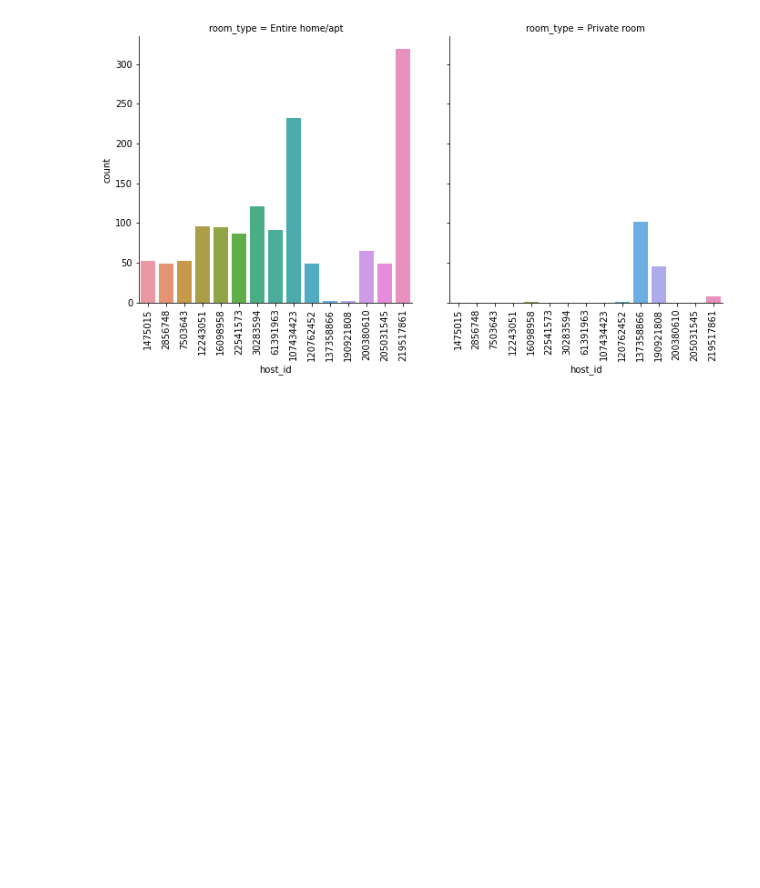
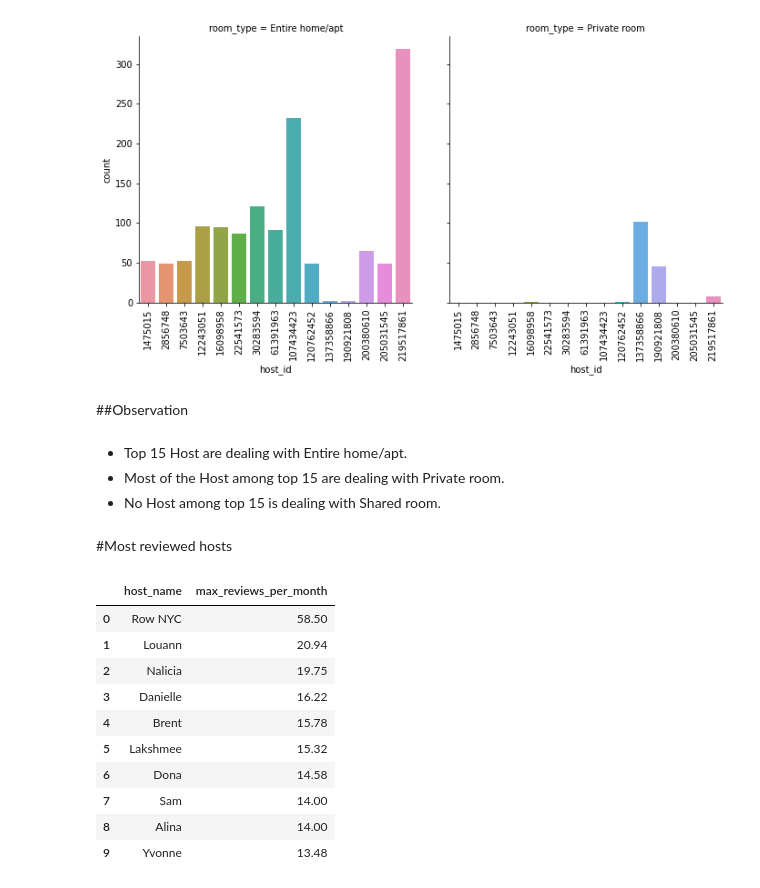
Before and after one commit to varnit836/Airbnb-NYC-2019, a Jupyter notebook: Airbnb_Bookings_Analysis_Capstone_Project.ipynb, the cells around one changed output. Cells and saved outputs as stored; diff of their text form; code cells hidden in the pictures; blank space fills up the shorter version.

```diff
--- a/Airbnb_Bookings_Analysis_Capstone_Project.ipynb
+++ b/Airbnb_Bookings_Analysis_Capstone_Project.ipynb
@@ -205,3 +238,28 @@ plot_2.set_xticklabels(rotation=90)
 # %% [output]
 <seaborn.axisgrid.FacetGrid at 0x...>
 [figure]
+# %% [markdown]
+##Observation
+# %% [markdown]
+
+
+*  Top 15 Host are dealing with Entire home/apt.
+*  Most of the Host among top 15 are dealing with Private room.
+*  No Host among top 15 is dealing with Shared room.
+# %% [markdown]
+#Most reviewed hosts
+# %%
+most_reviewed_hosts =airbnb.groupby('host_name')['reviews_per_month'].max().sort_values(ascending=False)[:10].reset_index(name='max_reviews_per_month')
+most_reviewed_hosts
+# %% [output]
+|  | host_name | max_reviews_per_month |
+| 0 | Row NYC | 58.50 |
+| 1 | Louann | 20.94 |
+| 2 | Nalicia | 19.75 |
+| 3 | Danielle | 16.22 |
+| 4 | Brent | 15.78 |
+| 5 | Lakshmee | 15.32 |
+| 6 | Dona | 14.58 |
+| 7 | Sam | 14.00 |
+| 8 | Alina | 14.00 |
+| 9 | Yvonne | 13.48 |
```
Also changed, not shown: parts of 27 cells of this notebook.
